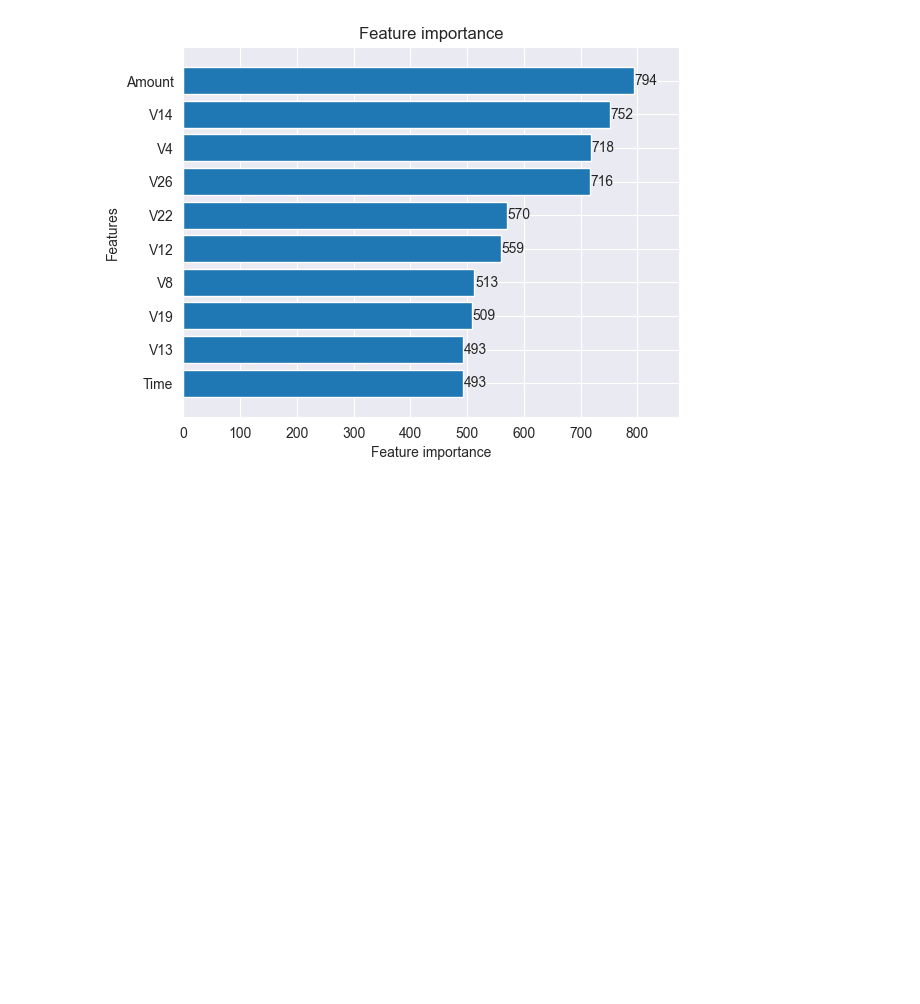
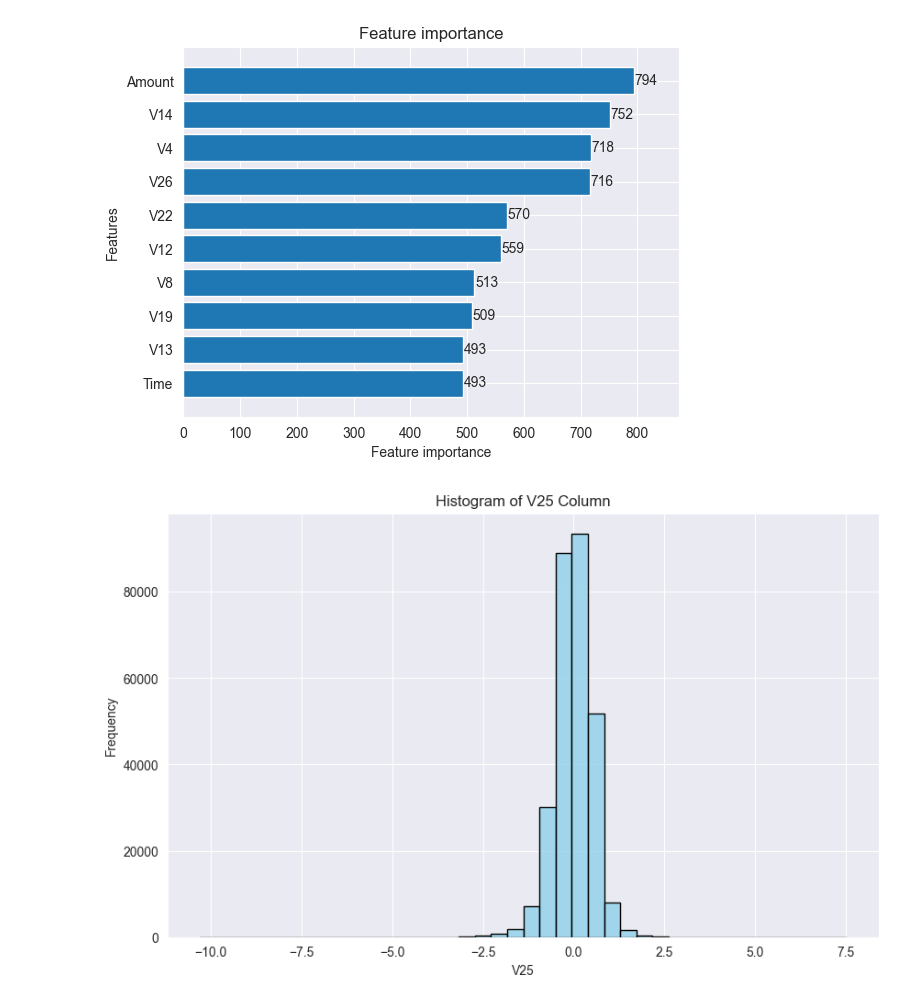
Before and after one commit to syoh0708/kaggle, a Jupyter notebook: datasets/credit_card_fraud_detection/data_analysis.ipynb, the cells around one changed output. Drawn from its saved outputs; the diff is of its cells as text; code cells hidden in the pictures; blank space fills up the shorter version.

```diff
--- a/datasets/credit_card_fraud_detection/data_analysis.ipynb
+++ b/datasets/credit_card_fraud_detection/data_analysis.ipynb
@@ -90,3 +90,17 @@ lgb.plot_importance(loaded_model, max_num_features=10, height=0.8)
 plt.show()
 # %% [output]
 [figure]
+# %%
+import seaborn as sns
+import matplotlib.pyplot as plt
+
+# card_df의 V25 column의 분포를 히스토그램으로 그리기
+plt.figure(figsize=(10, 6))
+sns.histplot(card_df['V25'], kde=False, color='skyblue', edgecolor='black', bins=40)
+plt.xlabel('V25')
+plt.ylabel('Frequency')
+plt.title('Histogram of V25 Column')
+plt.grid(True)
+plt.show()
+# %% [output]
+[figure, added]
```
Also changed, not shown: 5 other files.
